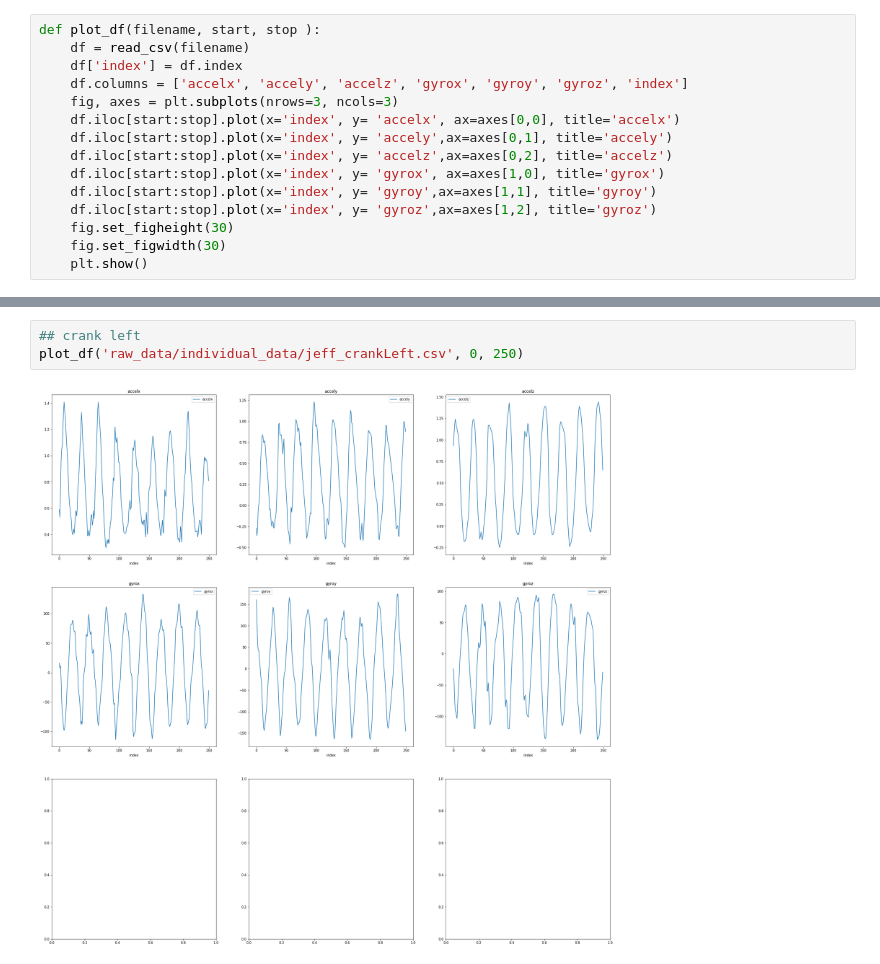
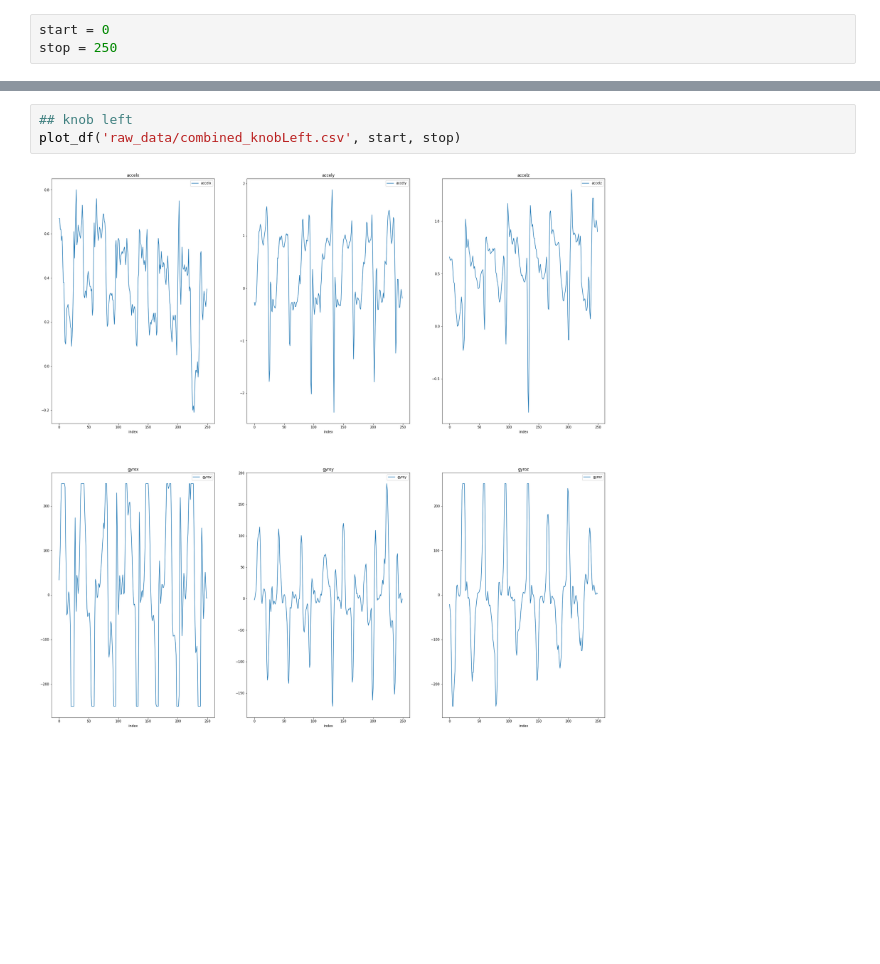
Before and after one commit to freshiefrey/grits, a Jupyter notebook: plot.ipynb, the cells around one changed output, grey strips where cells are left out. Saved outputs shown, nothing was run; the diff lists cells and outputs as text; blank space fills up the shorter version.

```diff
--- a/plot.ipynb
+++ b/plot.ipynb
@@ -37,17 +21,5 @@ plt.show()
-# %%
-def plot_df(filename, start, stop ):
-    df = read_csv(filename)
-    df['index'] = df.index
-    df.columns = ['accelx', 'accely', 'accelz', 'gyrox', 'gyroy', 'gyroz', 'index']
-    fig, axes = plt.subplots(nrows=3, ncols=3)
-    df.iloc[start:stop].plot(x='index', y= 'accelx', ax=axes[0,0], title='accelx')
-    df.iloc[start:stop].plot(x='index', y= 'accely',ax=axes[0,1], title='accely')
-    df.iloc[start:stop].plot(x='index', y= 'accelz',ax=axes[0,2], title='accelz')
-    df.iloc[start:stop].plot(x='index', y= 'gyrox', ax=axes[1,0], title='gyrox')
-    df.iloc[start:stop].plot(x='index', y= 'gyroy',ax=axes[1,1], title='gyroy')
-    df.iloc[start:stop].plot(x='index', y= 'gyroz',ax=axes[1,2], title='gyroz')
-    fig.set_figheight(30)
-    fig.set_figwidth(30)
-    plt.show()
+# %%
+start = 0
+stop = 250
 # %%
 ## Buddha Clap
@@ -62,7 +39,7 @@ plot_df('raw_data/individual_data/jeff_crankRight.csv', 0, 250)
 # %%
-## crank left
-plot_df('raw_data/individual_data/jeff_crankLeft.csv', 0, 250)
+## knob left
+plot_df('raw_data/combined_knobLeft.csv', start, stop)
 # %% [output]
-[figure, old version]
+[figure, new version]
 # %%
 ## knob right
```
Also changed, not shown: parts of 11 cells of this notebook, 24 other files.
